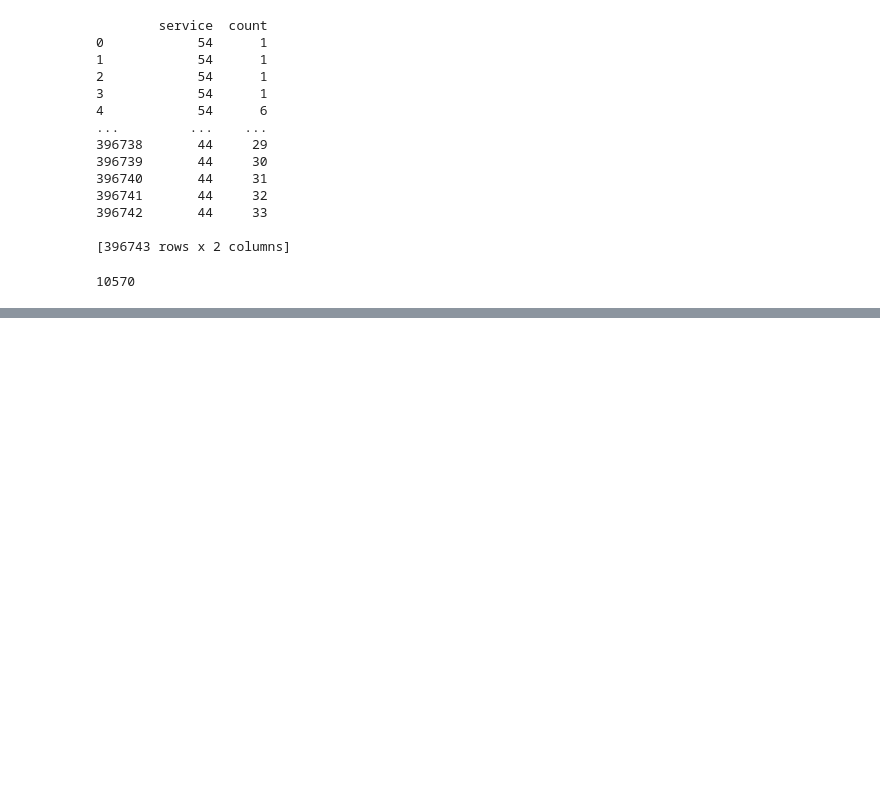
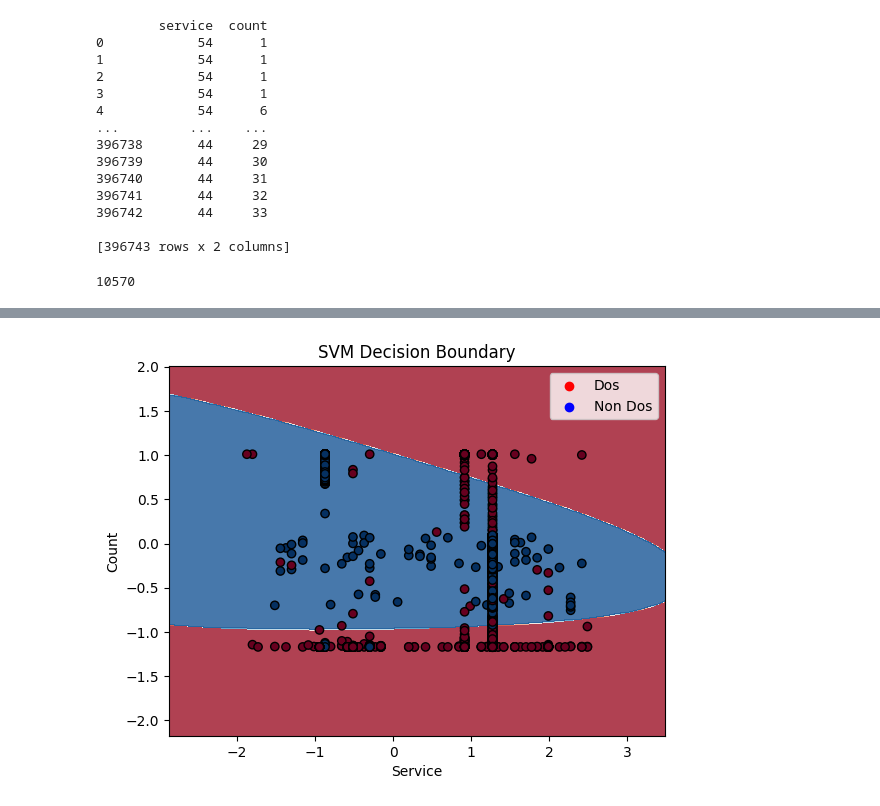
Before and after one commit to ander9991/CS-GY-6923-Machine-Learning, a Jupyter notebook: Assignment - Week 4/Steven_Granaturov_Assignment04.ipynb, the cells around one changed output, grey strips where cells are left out. Drawn from its saved outputs; the diff is of its cells as text; code cells hidden in the pictures; blank space fills up the shorter version.

```diff
--- a/Assignment - Week 4/Steven_Granaturov_Assignment04.ipynb
+++ b/Assignment - Week 4/Steven_Granaturov_Assignment04.ipynb
@@ -98,0 +261,25 @@ print(len(X_resampled))
+# %%
+x_min, x_max = X_scaled_train[:, 0].min() - 1, X_scaled_train[:, 0].max() + 1
+y_min, y_max = X_scaled_train[:, 1].min() - 1, X_scaled_train[:, 1].max() + 1
+xx, yy = np.meshgrid(np.arange(x_min, x_max, 0.01), np.arange(y_min, y_max, 0.01))
+
+Z = svc.predict(np.c_[xx.ravel(), yy.ravel()])
+Z = Z.reshape(xx.shape)
+
+# Plot the decision boundary
+scatter1 = plt.scatter([], [], c='red', label='Dos', cmap=plt.cm.RdBu)
+scatter2 = plt.scatter([], [], c='blue', label='Non Dos', cmap=plt.cm.RdBu)
+plt.legend(handles=[scatter1, scatter2], loc='upper right')
+
+plt.contourf(xx, yy, Z, cmap=plt.cm.RdBu, alpha=0.8)
+
+# Plot the data points
+plt.scatter(X_scaled_train[:, 0], X_scaled_train[:, 1], c=y_train, cmap=plt.cm.RdBu, edgecolors='k')
+
+plt.xlabel('Service')
+plt.ylabel('Count')
+plt.title('SVM Decision Boundary')
+plt.legend()
+plt.show()
+# %% [output]
+[figure, added]
```
Also changed, not shown: parts of 17 cells of this notebook.
